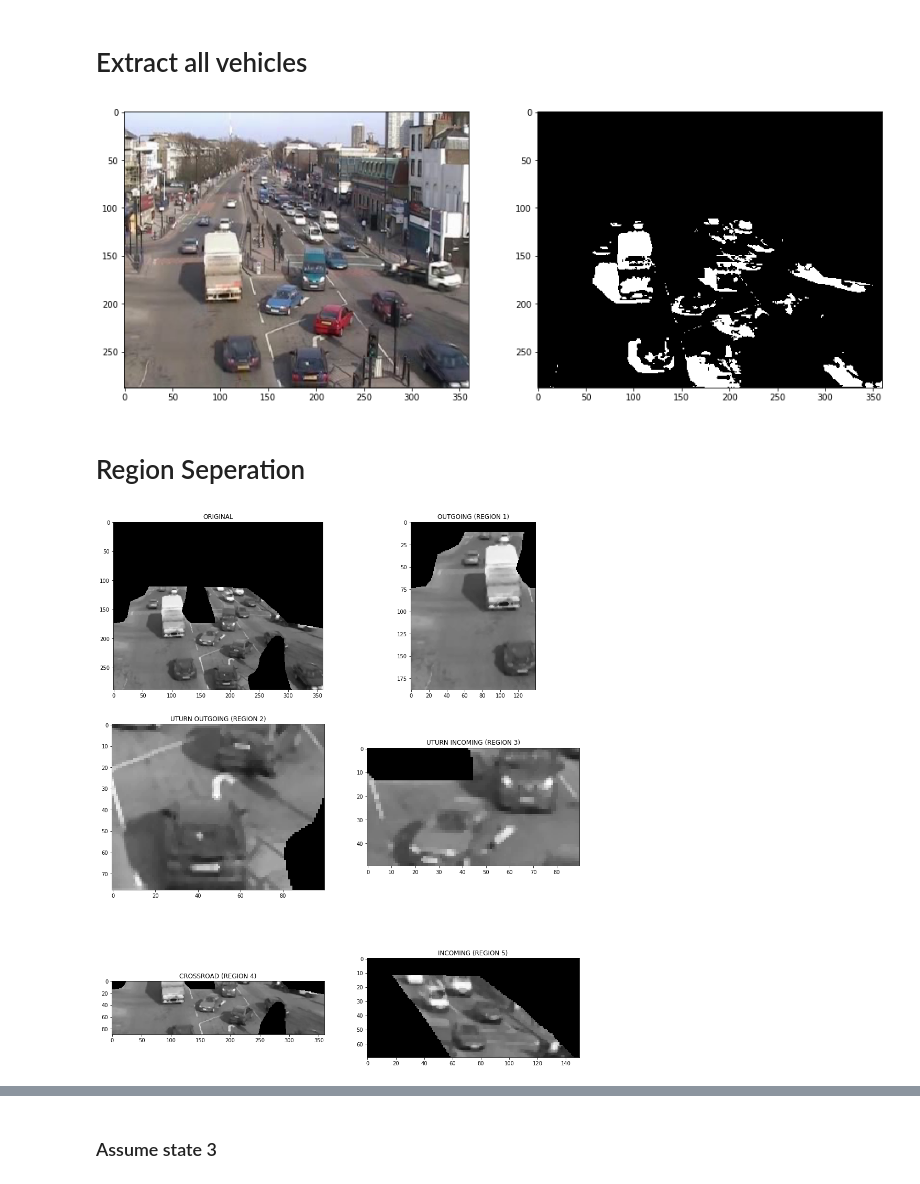
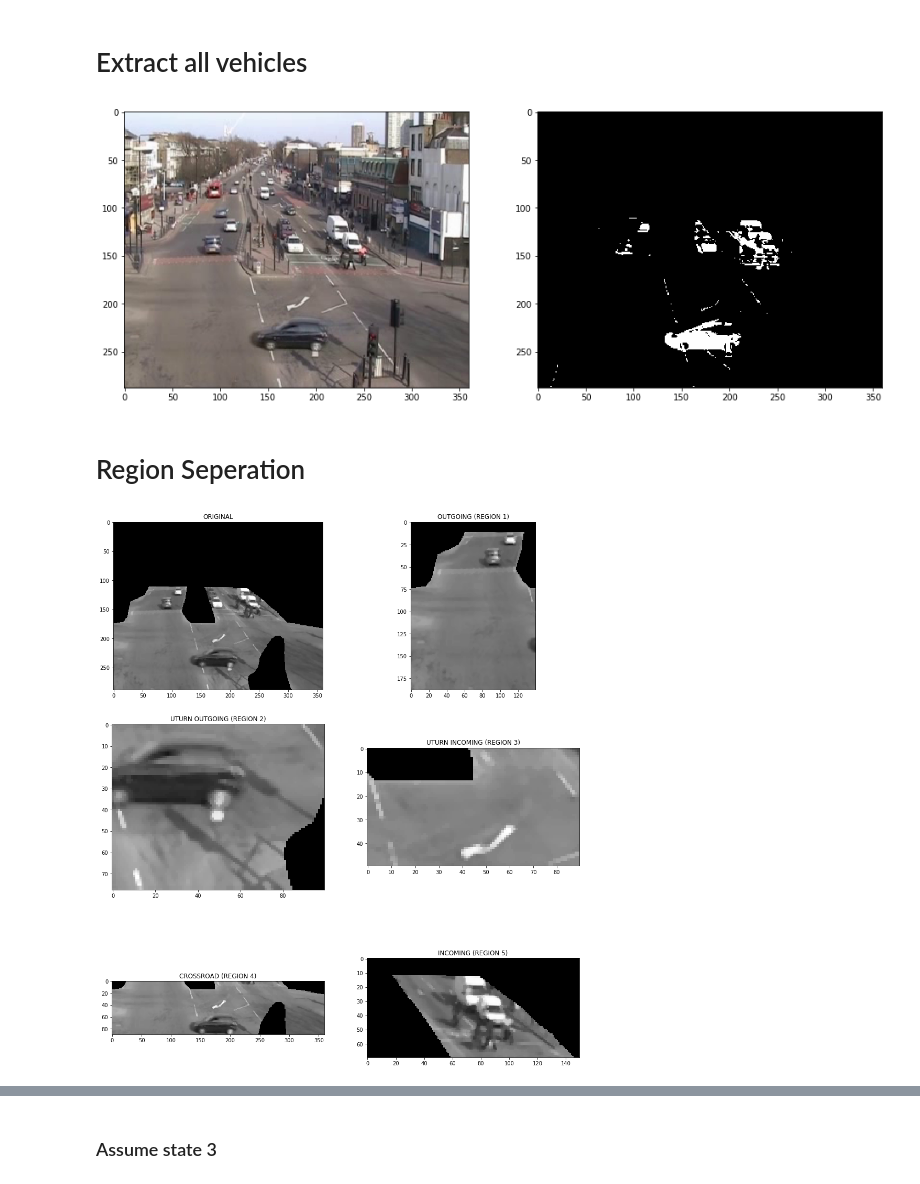
Before and after one commit to Ali-Amin/realtime-smart-traffic-control-system, a Jupyter notebook: main.ipynb, the cells around one changed output, grey strips where cells are left out. Drawn from its saved outputs; the diff is of its cells as text; code cells hidden in the pictures.

```diff
--- a/main.ipynb
+++ b/main.ipynb
@@ -39,12 +40,12 @@ def img_and(img,operand):
     return new_img
 
 def remove_disturbance(img):
-    logical_operand = io.imread('logical_operand.png')
+    logical_operand = io.imread('assets/logical_operand.png')
     logical_operand = convert_to_grayscale(logical_operand)
     return img_and(img,logical_operand)
 # %%
-frame1 = io.imread('frame3.png')
-frame2 = io.imread('frame4.png')
+frame1 = io.imread('assets/frame1.png')
+frame2 = io.imread('assets/frame2.png')
 
 
 frame1_gray = convert_to_grayscale(frame1);
@@ -88,15 +89,15 @@ plt.imshow(moving_objects, 'gray')
 # %% [markdown]
 # Extract all vehicles
 # %%
-background = io.imread('background.png')
+background = io.imread('assets/background.png')
 background = convert_to_grayscale(background)
 background = remove_disturbance(background)
 
-def extract_foreground(img,background):
+def extract_foreground(img,background_img):
     result = np.zeros(img.shape, dtype=np.uint8)
     for i in range(img.shape[0]):
         for j in range(img.shape[1]):
-            result[i][j] = abs(int(frame1_focussed[i][j]) - int(background[i][j]))
+            result[i][j] = abs(int(img[i][j]) - int(background_img[i][j]))
     return result
 
 foreground = extract_foreground(frame1_focussed,background)
@@ -110,7 +111,7 @@ ax2.imshow(foreground ,cmap=plt.cm.gray)
 
 plt.show()
 # %% [output]
-[figure, old version]
+[figure, new version]
 # %% [markdown]
 # Region Seperation
 # %%
@@ -139,7 +140,7 @@ def crop_fourth_region(imgs):
     return cropped_imgs
 
 def crop_fifth_region(imgs):
-    region5_operand = io.imread('region5_operand.png')
+    region5_operand = io.imread('assets/region5_operand.png')
     region5_operand = convert_to_grayscale(region5_operand)
     cropped_imgs = []
     for img in imgs:
@@ -148,34 +149,34 @@ def crop_fifth_region(imgs):
     return cropped_imgs
 
 
 
 [region1] = crop_first_region([frame1_focussed])
 [region2] = crop_second_region([frame1_focussed])
 [region3] = crop_third_region([frame1_focussed])
 [region4] = crop_fourth_region([frame1_focussed])
 [region5] = crop_fifth_region([frame1_focussed])
 
 
 fig, ((ax1,ax2) , (ax3,ax4), (ax5,ax6)) = plt.subplots(3,2)
 fig.set_size_inches(16,20)
 ax1.imshow(frame1_focussed, 'gray')
 ax2.imshow(region1, 'gray')
 ax3.imshow(region2, 'gray')
 ax4.imshow(region3, 'gray')
 ax5.imshow(region4, 'gray')
 ax6.imshow(region5, 'gray')
 
 ax1.set_title("ORIGINAL")
 ax2.set_title("OUTGOING (REGION 1)")
 ax3.set_title("UTURN OUTGOING (REGION 2)")
 ax4.set_title("UTURN INCOMING (REGION 3)")
 ax5.set_title("CROSSROAD (REGION 4)")
 ax6.set_title("INCOMING (REGION 5)")
 
 
 plt.show()
 # %% [output]
-[figure, old version]
+[figure, new version]
 # %% [markdown]
 # Traffic Finite State Machine
 
```
Also changed, not shown: parts of 8 cells of this notebook, 9 other files.
